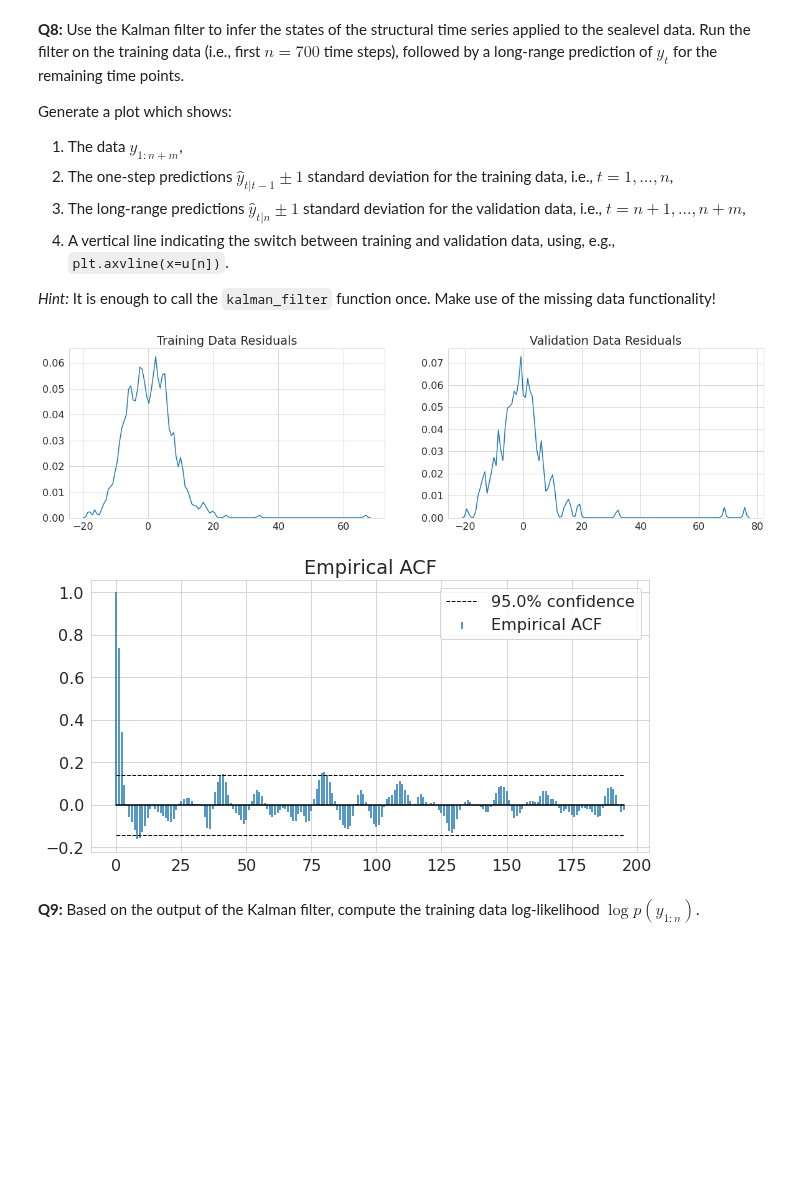
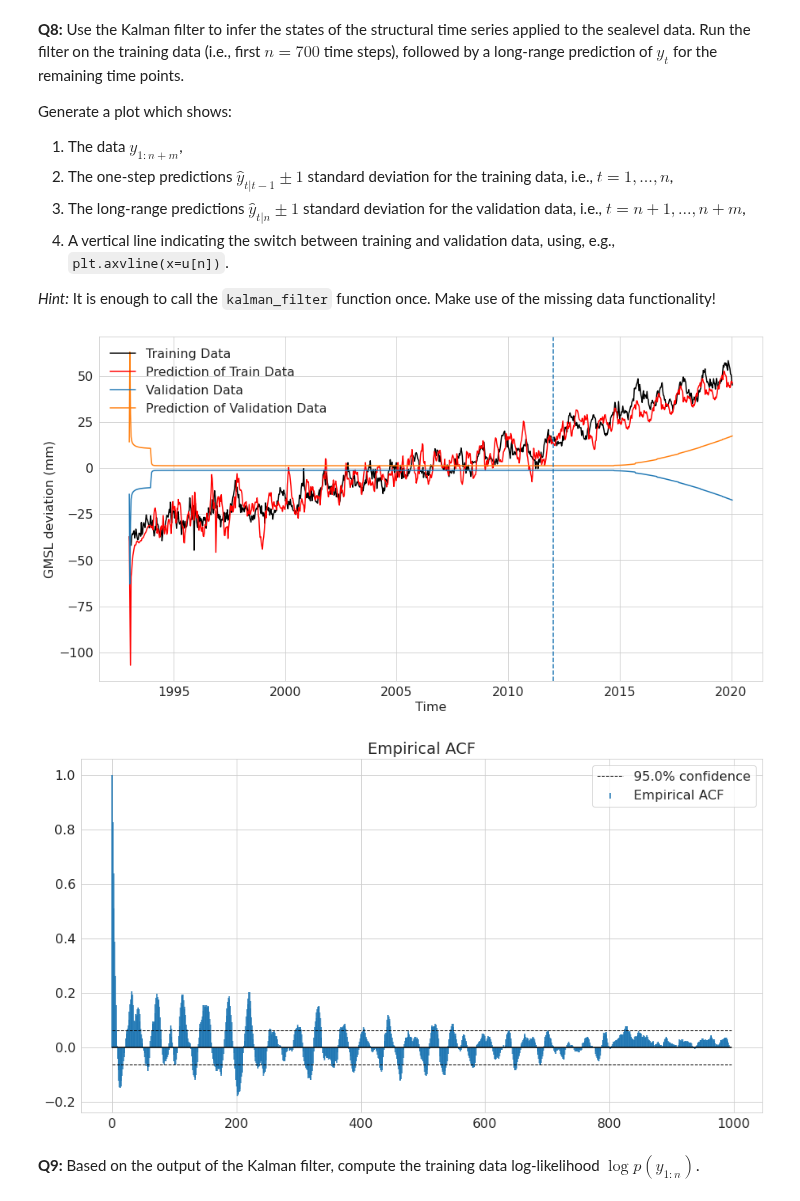
Before and after one commit to jrakhshanda/Time-Series-Sequence-Learning, a Jupyter notebook: tssl_lab2.ipynb, the cells around one changed output. Saved outputs shown, nothing was run; the diff lists cells and outputs as text; code cells hidden in the pictures; blank space fills up the shorter version.

```diff
--- a/tssl_lab2.ipynb
+++ b/tssl_lab2.ipynb
@@ -149,0 +140,6 @@ u_test = u[801:]
+# %%
+n = 800
+m = ndata-n
+y_train = y[0:n]
+y_train = np.append(y_train, np.repeat(np.nan,m))
+y_train.shape
@@ -188,23 +186,23 @@ def kalman_filter(y, model: LGSS):
             P_pred[:,:,t] = P1
         else:  # All consecutive time steps
             # ADD CODE HERE
-            alpha_pred[:,0,t] = np.dot(T,alpha_filt[:,0,t-1])
-            P_pred[:,:,t] = np.dot(np.dot(T,P_filt[:,:,t-1]),T.T) + np.dot(np.dot(R,Q),R.T)
+            alpha_pred[:,0,t] = T @ alpha_filt[:,0,t-1]
+            P_pred[:,:,t] = (T @ P_filt[:,:,t-1]) @ T.T + (R @ Q) @ R.T
         # Compute prediction of current output
-        y_pred[t] = np.dot(Z,alpha_pred[:,0,t]) # complete this line
-        F_pred[t] = np.dot(np.dot(Z,P_pred[:,:,t]),Z.T) # np.random.normal(loc=0,scale=sigma_eps) # complete this line
+        y_pred[t] = Z @ alpha_pred[:,0,t] # complete this line
+        F_pred[t] = (Z@P_pred[:,:,t])@Z.T # np.random.normal(loc=0,scale=sigma_eps) # complete this line
 
         # Measurement update (correct)
         if np.isnan(y[t]):  # Handle missing data
-          alpha_filt[:,0,t] = alpha_pred[:0,t] # ADD CODE HERE
+          alpha_filt[:,:,t] = alpha_pred[:,:,t] # ADD CODE HERE
           P_filt[:,:,t] = P_pred[:,:,t]
         else:
-          k_t = np.dot(P_pred[:,:,t], Z.T) / F_pred[t]
+          k_t = (P_pred[:,:,t] @ Z.T) / F_pred[t]
           alpha_filt[:,:,t] = alpha_pred[:,:,t] + np.dot(k_t,(y[t]-y_pred[t])) # ADD CODE HERE
-          P_filt[:,:,t] = np.dot(np.identity(d)-np.dot(k_t,Z),P_pred[:,:,t])
+          P_filt[:,:,t] = (np.identity(d)-(k_t @ Z)) @ P_pred[:,:,t]
     # Container for storing all results
     kf = kfs_res(alpha_pred, P_pred, alpha_filt, P_filt, y_pred, F_pred)
     return kf
 # %%
-kf_train = kalman_filter(y=y_train, model=model)
-kf_test = kalman_filter(y=y_test,model = model)
+kf = kalman_filter(y=y_train, model=model)
+#kf.P_pred
@@ -237,18 +219,22 @@ tes_residual = y_test -kf_test.y_pred
-# %%
-import seaborn as sns
-sns.set_style('whitegrid')
-fig, ax = plt.subplots(nrows=1, ncols= 2, figsize=(20,5))
-sns.kdeplot(np.array(tr_residual), bw=0.5,ax=ax[0]).set_title("Training Data Residuals")
-sns.kdeplot(np.array(tes_residual), bw=0.5,ax=ax[1]).set_title("Validation Data Residuals")
-fig.show()
-# %% [output]
-[figure, removed]
-# %%
-plt.figure(figsize=(10,5))
-acfplot(tes_residual)
-plt.grid(True)
-# %% [output]
-[figure, removed]
+# %%
+#plot for predicted values for train and validation data
+plt.rcParams["figure.figsize"] = (15,8)
+plt.plot(u , y , label = "Training Data", c='black')
+plt.plot(u, kf.y_pred, label = "Prediction of Train Data", c= 'red')
+plt.plot(u ,-std, label = "Validation Data")
+plt.plot(u , std  , label = "Prediction of Validation Data")
+plt.axvline(x=u[700],ls='--')
+plt.xlabel("Time")
+plt.ylabel('GMSL deviation (mm)')
+plt.legend(loc='upper left', frameon=False)
+plt.show()
+# %% [output]
+[figure, added]
+# %%
+acfplot(residuals)
+plt.grid(True)
+# %% [output]
+[figure, added]
 # %% [markdown]
 **Q9:** Based on the output of the Kalman filter, compute the training data log-likelihood $\log p(y_{1:n})$.
 # %% [markdown]
```
Also changed, not shown: parts of 8 cells of this notebook.
